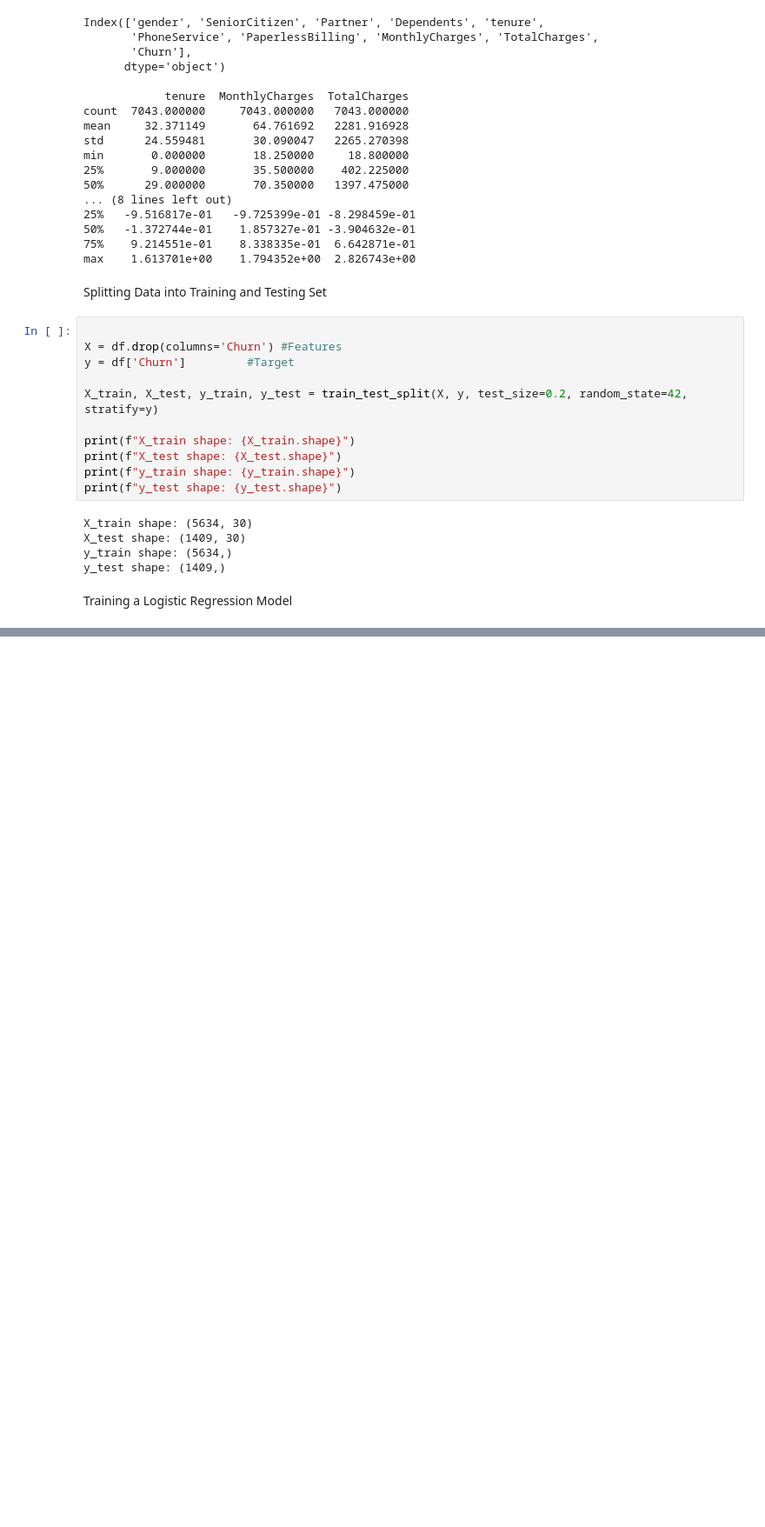
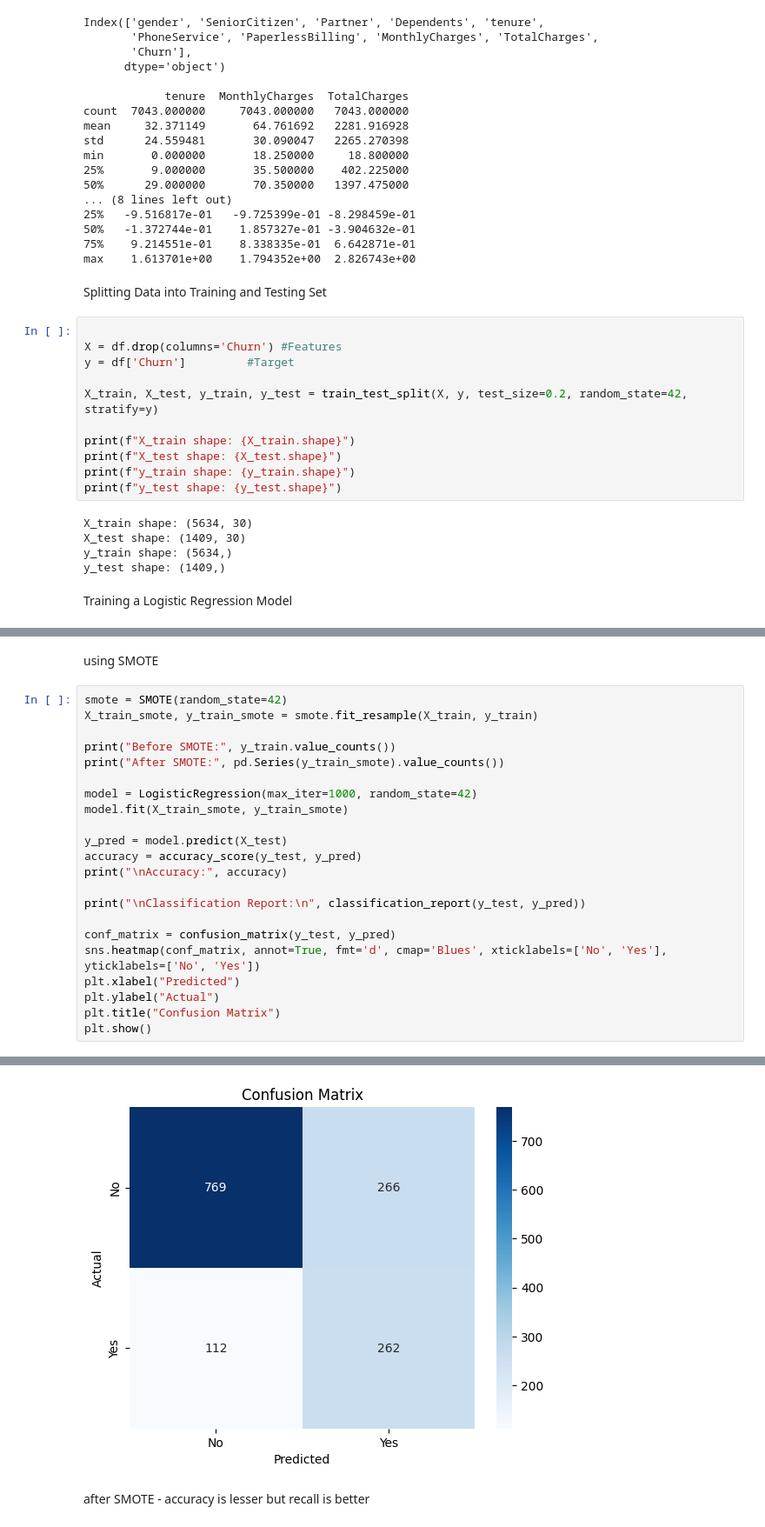
Before and after one commit to chethanataltaje/Customer-Churn-Prediction, a Jupyter notebook: Customer_Churn_Prediction.ipynb, the cells around one changed output, grey strips where cells are left out. Shown: that part at 87% size. Saved outputs shown, nothing was run; the diff lists cells and outputs as text; blank space fills up the shorter version.

```diff
--- a/Customer_Churn_Prediction.ipynb
+++ b/Customer_Churn_Prediction.ipynb
@@ -237,3 +237,28 @@ Classification Report:
    macro avg       0.75      0.73      0.74      1409
 weighted avg       0.80      0.80      0.80      1409
 [figure]
+# %% [markdown]
+using SMOTE
+# %%
+smote = SMOTE(random_state=42)
+X_train_smote, y_train_smote = smote.fit_resample(X_train, y_train)
+
+print("Before SMOTE:", y_train.value_counts())
+print("After SMOTE:", pd.Series(y_train_smote).value_counts())
+
+model = LogisticRegression(max_iter=1000, random_state=42)
+model.fit(X_train_smote, y_train_smote)
+
+y_pred = model.predict(X_test)
+accuracy = accuracy_score(y_test, y_pred)
+print("\nAccuracy:", accuracy)
+
+print("\nClassification Report:\n", classification_report(y_test, y_pred))
+
+conf_matrix = confusion_matrix(y_test, y_pred)
+sns.heatmap(conf_matrix, annot=True, fmt='d', cmap='Blues', xticklabels=['No', 'Yes'], yticklabels=['No', 'Yes'])
+plt.xlabel("Predicted")
+plt.ylabel("Actual")
+plt.title("Confusion Matrix")
+plt.show()
+# %% [output]
@@ -239,0 +285,3 @@ weighted avg       0.80      0.80      0.80      1409
+[figure, added]
+# %% [markdown]
+after SMOTE - accuracy is lesser but recall is better
```
Also changed, not shown: parts of 3 cells of this notebook.
